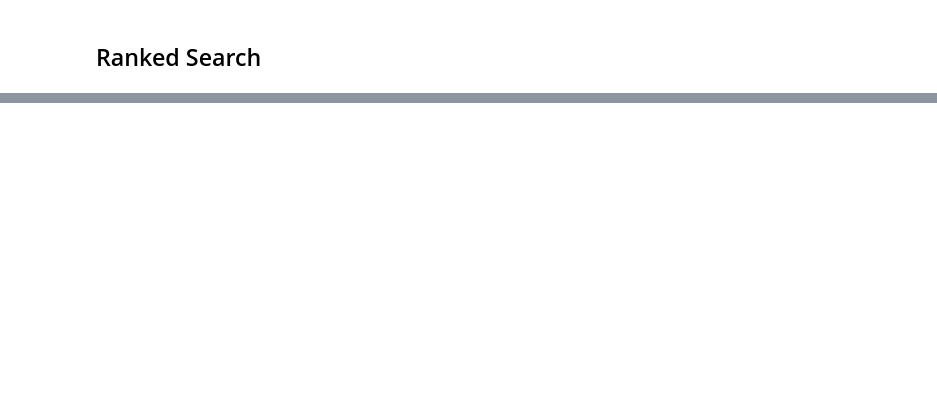
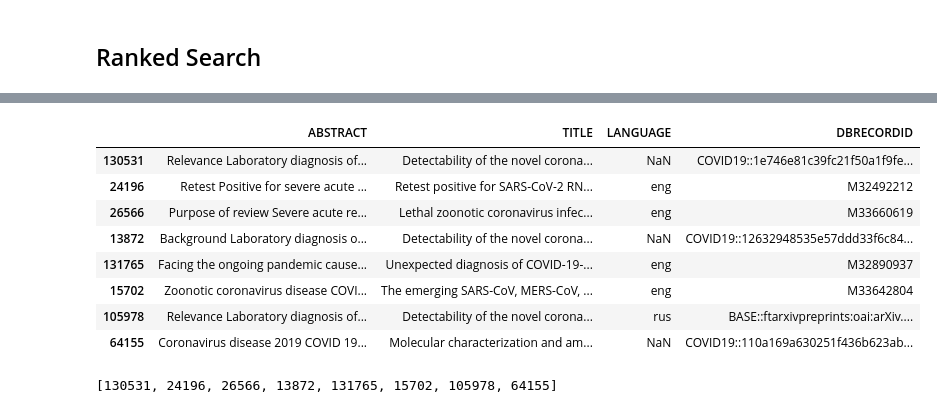
Before and after one commit to sebin0817/information-retrieval-project, a Jupyter notebook: Information Retrieval.ipynb, the cells around one changed output, grey strips where cells are left out. Saved outputs shown, nothing was run; the diff lists cells and outputs as text; code cells hidden in the pictures; blank space fills up the shorter version.

```diff
--- a/Information Retrieval.ipynb
+++ b/Information Retrieval.ipynb
@@ -16,4 +16,6 @@ from nltk.tokenize import sent_tokenize , word_tokenize
 %matplotlib inline
 # %%
 a=pd.read_json("meta-data.jsonl",lines=True)
+# %%
+a=a.loc[:,["ABSTRACT","TITLE","LANGUAGE","DBRECORDID"]]
 # %%
@@ -378,0 +463,16 @@ print(X)
+# %%
+a.loc[keys]
+# %% [output]
+|  | ABSTRACT | TITLE | LANGUAGE | DBRECORDID |
+| 130531 | Relevance Laboratory diagnosis of... | Detectability of the novel corona... | NaN | COVID19::1e746e81c39fc21f50a1f9fe... |
+| 24196 | Retest Positive for severe acute ... | Retest positive for SARS-CoV-2 RN... | eng | M32492212 |
+| 26566 | Purpose of review Severe acute re... | Lethal zoonotic coronavirus infec... | eng | M33660619 |
+| 13872 | Background Laboratory diagnosis o... | Detectability of the novel corona... | NaN | COVID19::12632948535e57ddd33f6c84... |
+| 131765 | Facing the ongoing pandemic cause... | Unexpected diagnosis of COVID-19-... | eng | M32890937 |
+| 15702 | Zoonotic coronavirus disease COVI... | The emerging SARS-CoV, MERS-CoV, ... | eng | M33642804 |
+| 105978 | Relevance Laboratory diagnosis of... | Detectability of the novel corona... | rus | BASE::ftarxivpreprints:oai:arXiv.... |
+| 64155 | Coronavirus disease 2019 COVID 19... | Molecular characterization and am... | NaN | COVID19::110a169a630251f436b623ab... |
+# %%
+keys
+# %% [output]
+[130531, 24196, 26566, 13872, 131765, 15702, 105978, 64155]
```
Also changed, not shown: parts of 44 cells of this notebook.
